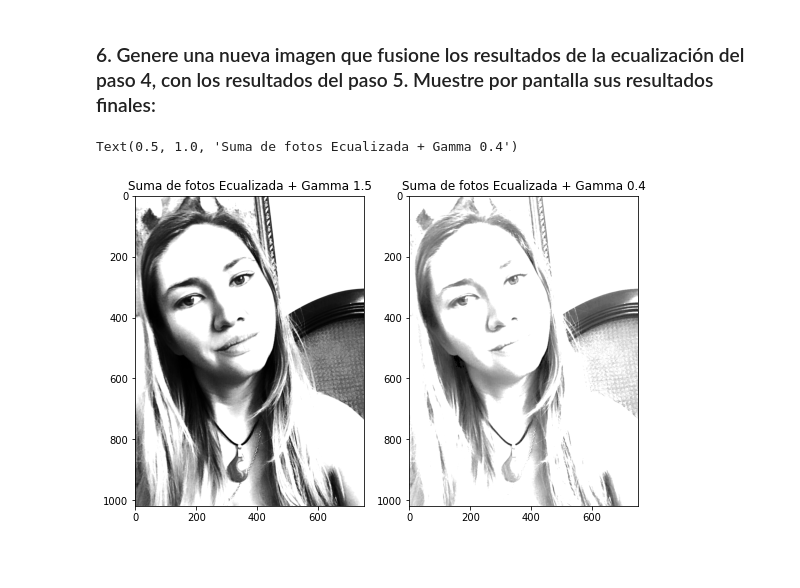
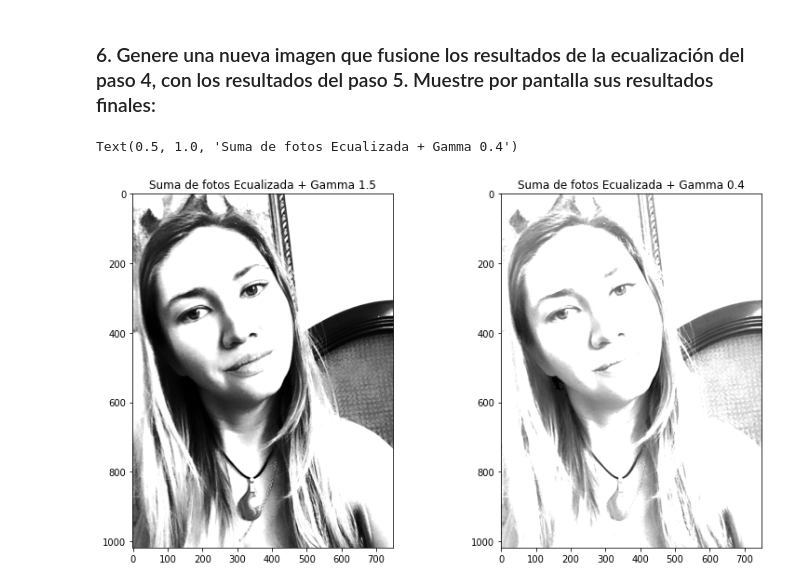
Before and after one commit to educarrascov/MIA_ArtificialVision, a Jupyter notebook: Prueba_Vision_artificial.ipynb, the cells around one changed output. Drawn from its saved outputs; the diff is of its cells as text; code cells hidden in the pictures; blank space fills up the shorter version.

```diff
--- a/Prueba_Vision_artificial.ipynb
+++ b/Prueba_Vision_artificial.ipynb
@@ -419,20 +469,20 @@ Text(0.5, 1.0, 'Foto Ecualizada - corrección gamma 0.4, canal G')
 # %%
 out1 = cv2.cvtColor(out, cv2.COLOR_BGR2GRAY)
 
 #suma
 suma15 = cv2.add(out1,output_15)
 
 rows = 1
 columns = 2
-fig = plt.figure(figsize=(9, 7))
+fig = plt.figure(figsize=(13, 7))
 fig.add_subplot(rows, columns, 1)
 plt.imshow(suma15, cmap="gray")
 plt.title("Suma de fotos Ecualizada + Gamma 1.5")
 
 suma04 = cv2.add(out1,output_04)
 fig.add_subplot(rows, columns, 2)
 plt.imshow(suma04, cmap="gray")
 plt.title("Suma de fotos Ecualizada + Gamma 0.4")
 # %% [output]
 Text(0.5, 1.0, 'Suma de fotos Ecualizada + Gamma 0.4')
-[figure, old version]
+[figure, new version]
```
Also changed, not shown: parts of 15 cells of this notebook.
